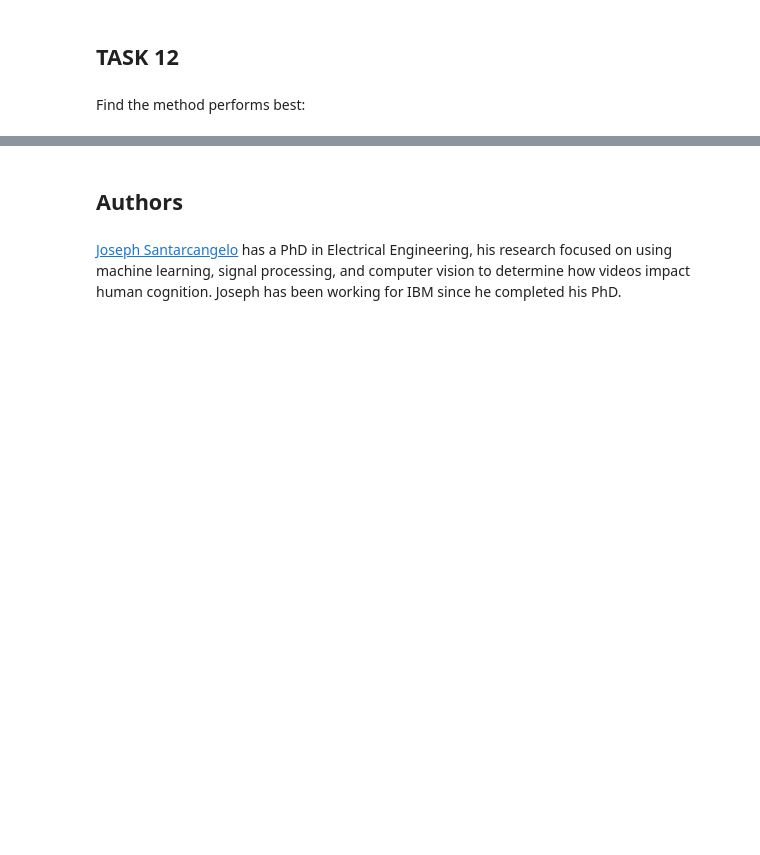
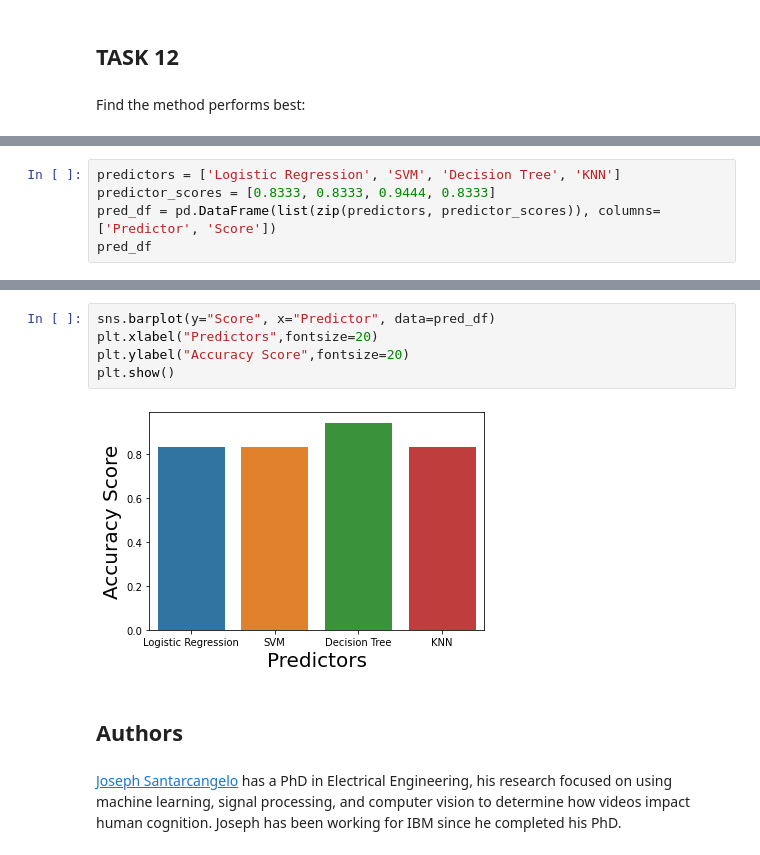
Before and after one commit to aayushijain6/Capstone_DS_IBM, a Jupyter notebook: Capstone7.ipynb, the cells around one changed output, grey strips where cells are left out. Drawn from its saved outputs; the diff is of its cells as text; blank space fills up the shorter version.

```diff
--- a/Capstone7.ipynb
+++ b/Capstone7.ipynb
@@ -366,0 +379,5 @@ Score of the predictor is: 0.8333333333333334
+# %%
+predictors = ['Logistic Regression', 'SVM', 'Decision Tree', 'KNN']
+predictor_scores = [0.8333, 0.8333, 0.9444, 0.8333]
+pred_df = pd.DataFrame(list(zip(predictors, predictor_scores)), columns=['Predictor', 'Score'])
+pred_df
@@ -367,3 +390,10 @@ Score of the predictor is: 0.8333333333333334
+# %%
+sns.barplot(y="Score", x="Predictor", data=pred_df)
+plt.xlabel("Predictors",fontsize=20)
+plt.ylabel("Accuracy Score",fontsize=20)
+plt.show()
+# %% [output]
+[figure, added]
 # %% [markdown]
 ## Authors
 # %% [markdown]
```
Also changed, not shown: parts of 11 cells of this notebook.
